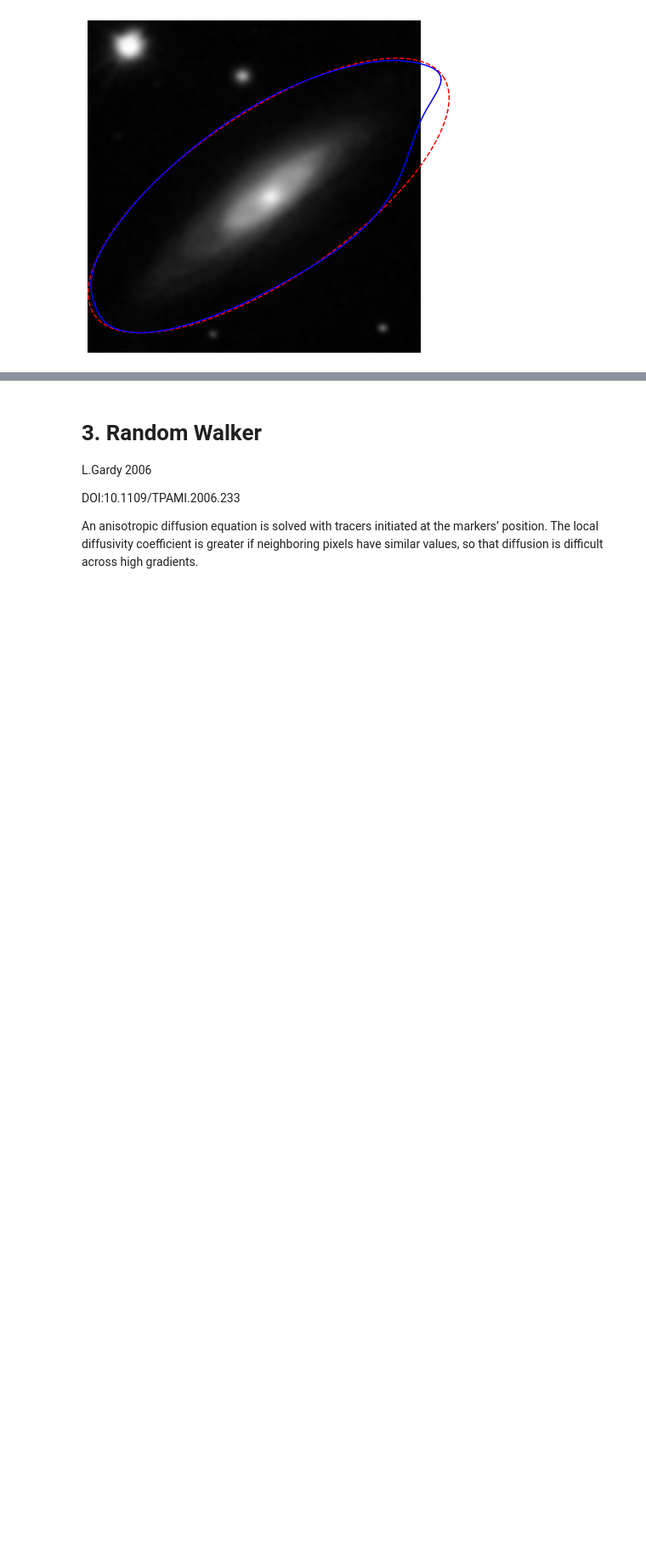
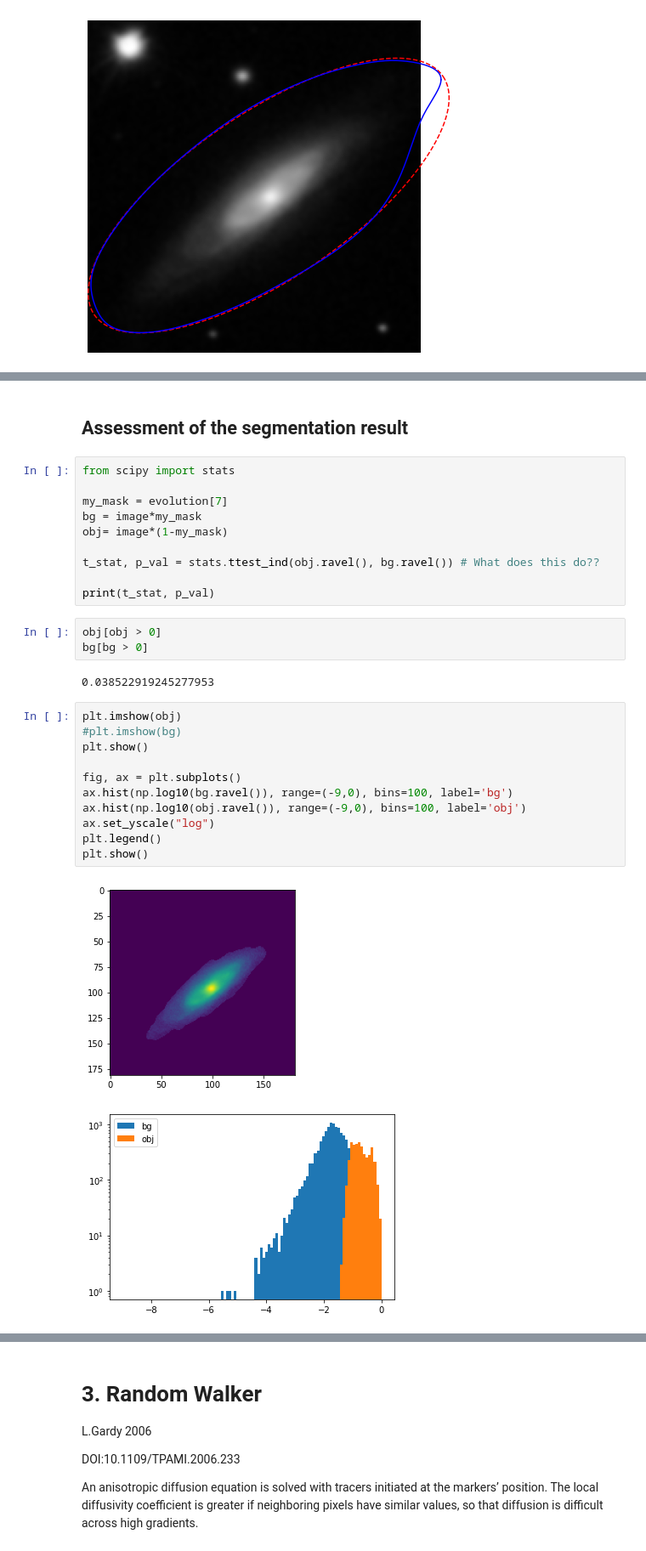
Before and after one commit to Hoseung/astroBF, a Jupyter notebook: notebooks/Galaxy test case.ipynb, the cells around one changed output, grey strips where cells are left out. Shown at 85% size. Drawn from its saved outputs; the diff is of its cells as text; blank space fills up the shorter version.

```diff
--- a/notebooks/Galaxy test case.ipynb
+++ b/notebooks/Galaxy test case.ipynb
@@ -318,0 +291,31 @@ plt.show()
+# %% [markdown]
+## Assessment of the segmentation result
+# %%
+from scipy import stats
+
+my_mask = evolution[7]
+bg = image*my_mask
+obj= image*(1-my_mask)
+
+t_stat, p_val = stats.ttest_ind(obj.ravel(), bg.ravel()) # What does this do??
+
+print(t_stat, p_val)
+# %%
+obj[obj > 0]
+bg[bg > 0]
+# %% [output]
+0.038522919245277953
+# %%
+plt.imshow(obj)
+#plt.imshow(bg)
+plt.show()
+
+fig, ax = plt.subplots()
+ax.hist(np.log10(bg.ravel()), range=(-9,0), bins=100, label='bg')
+ax.hist(np.log10(obj.ravel()), range=(-9,0), bins=100, label='obj')
+ax.set_yscale("log")
+plt.legend()
+plt.show()
+# %% [output]
+[figure, added]
+[figure, added]
```
Also changed, not shown: parts of 24 cells of this notebook.
